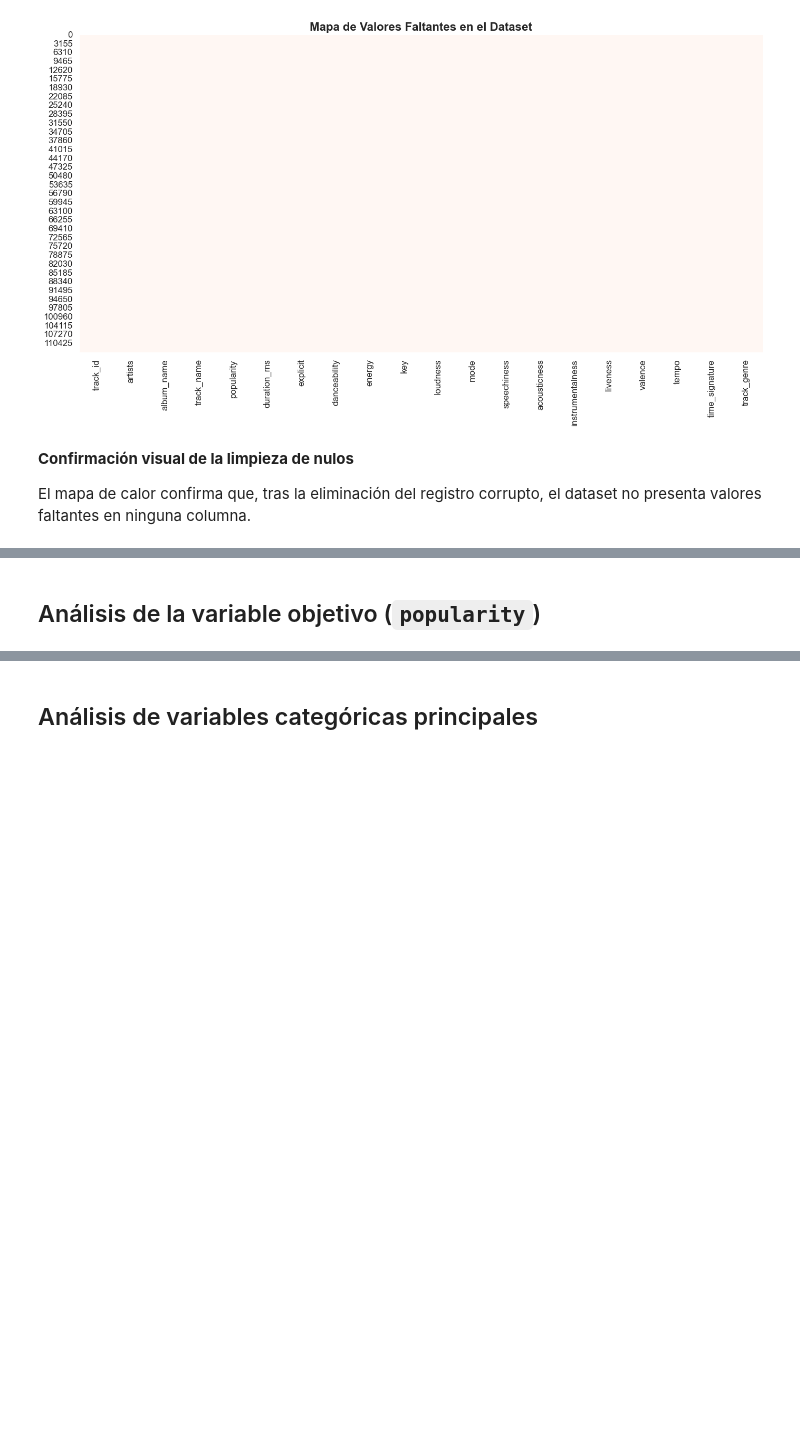
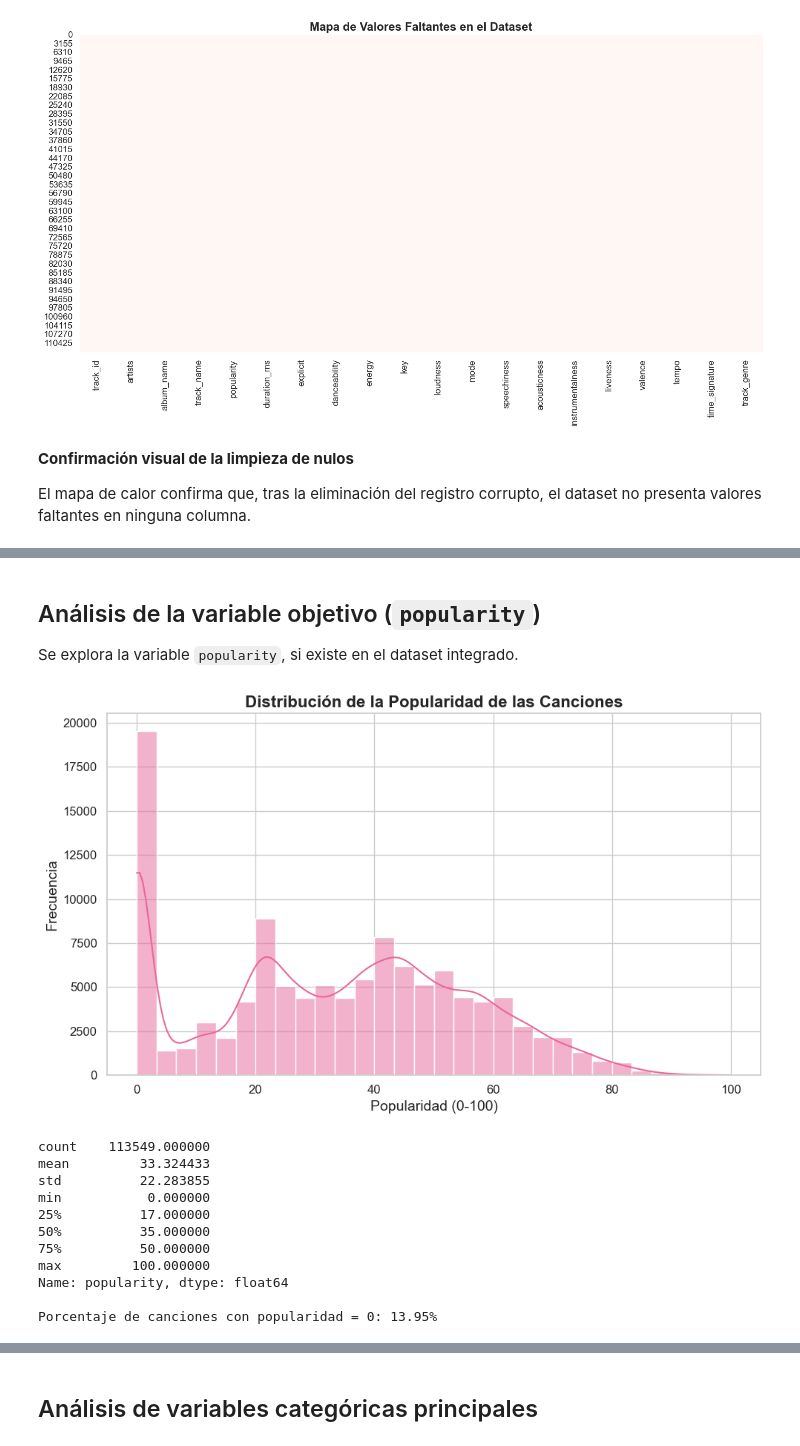
Before and after one commit to Starlitbloom/Spotify-Tracks-Dataset, a Jupyter notebook: notebooks/01_analisis_spotify.ipynb, the cells around one changed output, grey strips where cells are left out. Drawn from its saved outputs; the diff is of its cells as text; code cells hidden in the pictures; blank space fills up the shorter version.

```diff
--- a/notebooks/01_analisis_spotify.ipynb
+++ b/notebooks/01_analisis_spotify.ipynb
@@ -296,18 +350,45 @@ df_final[columnas_numericas].describe().T
 # %% [markdown]
 ## Análisis de la variable objetivo (`popularity`)
+Se explora la variable `popularity`, si existe en el dataset integrado.
 # %%
 # Se define el nombre de la variable objetivo que será utilizada en los modelos supervisados
 variable_objetivo = 'popularity'
 
-plt.figure(figsize=(10, 6))
-sns.histplot(df_final[variable_objetivo], bins=30, kde=True, color='#9b59b6')
-plt.title("Distribución de la Popularidad de las Canciones", fontsize=16, fontweight="bold")
-plt.xlabel("Popularidad (0-100)")
-plt.ylabel("Frecuencia")
-plt.tight_layout()
-plt.show()
+# Se verifica que la columna exista en el dataset antes de realizar el análisis
+if variable_objetivo in df_final.columns:
 
-print(df_final[variable_objetivo].describe())
+    # Se genera un gráfico de barras de la variable objetivo
+    plt.figure(figsize=(10, 6))
+    sns.histplot(df_final[variable_objetivo], bins=30, kde=True, color="#e96799")
+    plt.title("Distribución de la Popularidad de las Canciones", fontsize=16, fontweight="bold")
+    plt.xlabel("Popularidad (0-100)")
+    plt.ylabel("Frecuencia")
+    plt.tight_layout()
+    plt.show()
+
+    print(df_final[variable_objetivo].describe())
+
+    # Se calcula qué porcentaje de canciones tiene popularidad exactamente igual a 0
+    # (esto sí es relevante: revela si hay un "exceso" de canciones nunca escuchadas)
+    pct_cero = (df_final[variable_objetivo] == 0).sum() / len(df_final) * 100
+    print(f"\nPorcentaje de canciones con popularidad = 0: {pct_cero:.2f}%")
+
+# Si la variable objetivo no existe, se informa al usuario
+else:
+    print("La columna '{variable_objetivo}' no existe en el dataset integrado.")
+# %% [output]
+[figure, added]
+count    113549.000000
+mean         33.324433
+std          22.283855
+min           0.000000
+25%          17.000000
+50%          35.000000
+75%          50.000000
+max         100.000000
+Name: popularity, dtype: float64
+
+Porcentaje de canciones con popularidad = 0: 13.95%
 # %% [markdown]
 ### Conclusiones del Análisis de la Variable Objetivo
 
```
Also changed, not shown: parts of 25 cells of this notebook, 3 other files.
